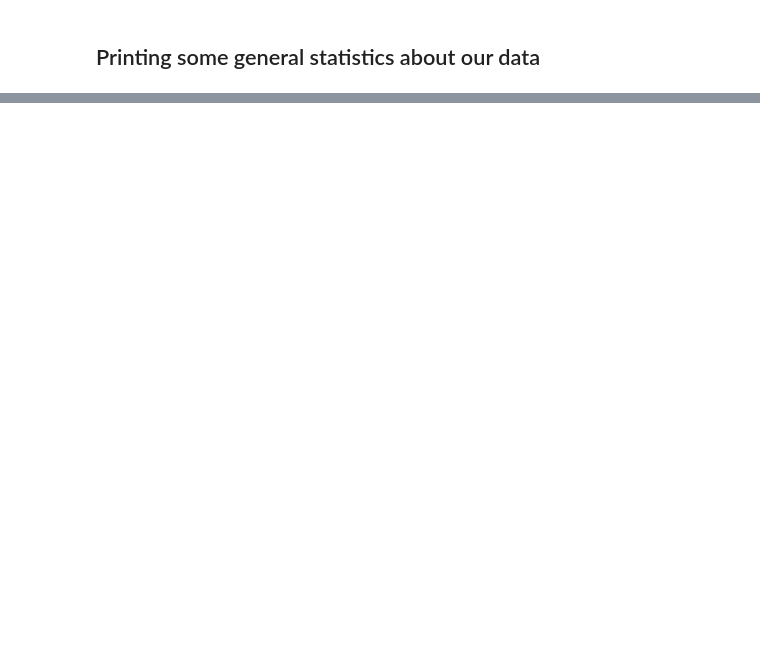
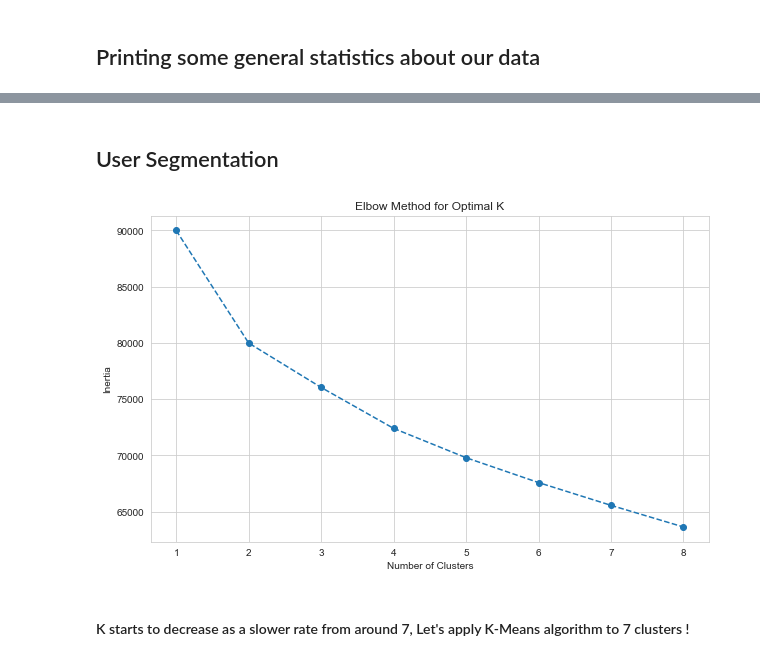
Before and after one commit to idwessough/short-marketing-data-analysis, a Jupyter notebook: video_games_marketing_data_analysis.ipynb, the cells around one changed output, grey strips where cells are left out. Saved outputs shown, nothing was run; the diff lists cells and outputs as text; code cells hidden in the pictures; blank space fills up the shorter version.

```diff
--- a/video_games_marketing_data_analysis.ipynb
+++ b/video_games_marketing_data_analysis.ipynb
@@ -128,0 +129,40 @@ ValueError: Using a string of single character colors as a color sequence is not
+# %% [markdown]
+## User Segmentation
+# %%
+from sklearn.preprocessing import StandardScaler
+from sklearn.cluster import KMeans
+
+# Selecting relevant features for clustering
+cluster_data = df[["Price", "InGamePurchases", "HoursPlayed", "GameProgression", "AchievementsUnlocked",
+                   "MultiplayerUsage", "ReasonForPlaying", "ExpectationScore", "SatisfactionScore"]]
+
+# Scaling the data
+scaler = StandardScaler()
+scaled_data = scaler.fit_transform(cluster_data)
+
+# Checking if there are any missing values
+try:
+    missing_values = cluster_data.isnull().sum().sum()
+
+except BaseException as missing_values:
+    "There is missing values into the clustering process"
+
+
+# Finding the optimal number of clusters using the Elbow Method
+inertia = []
+for i in range(1, 9):
+    kmeans = KMeans(n_clusters=i, random_state=42)
+    kmeans.fit(scaled_data)
+    inertia.append(kmeans.inertia_)
+
+# Plotting the Elbow curve
+plt.figure(figsize=(10, 6))
+plt.plot(range(1, 9), inertia, marker="o", linestyle="--")
+plt.title("Elbow Method for Optimal K")
+plt.xlabel("Number of Clusters")
+plt.ylabel("Inertia")
+plt.show()
+# %% [output]
+[figure, added]
+# %% [markdown]
+#### K starts to decrease as a slower rate from around 7, Let's apply K-Means algorithm to 7 clusters !
```
Also changed, not shown: parts of 13 cells of this notebook, 1 other file.
